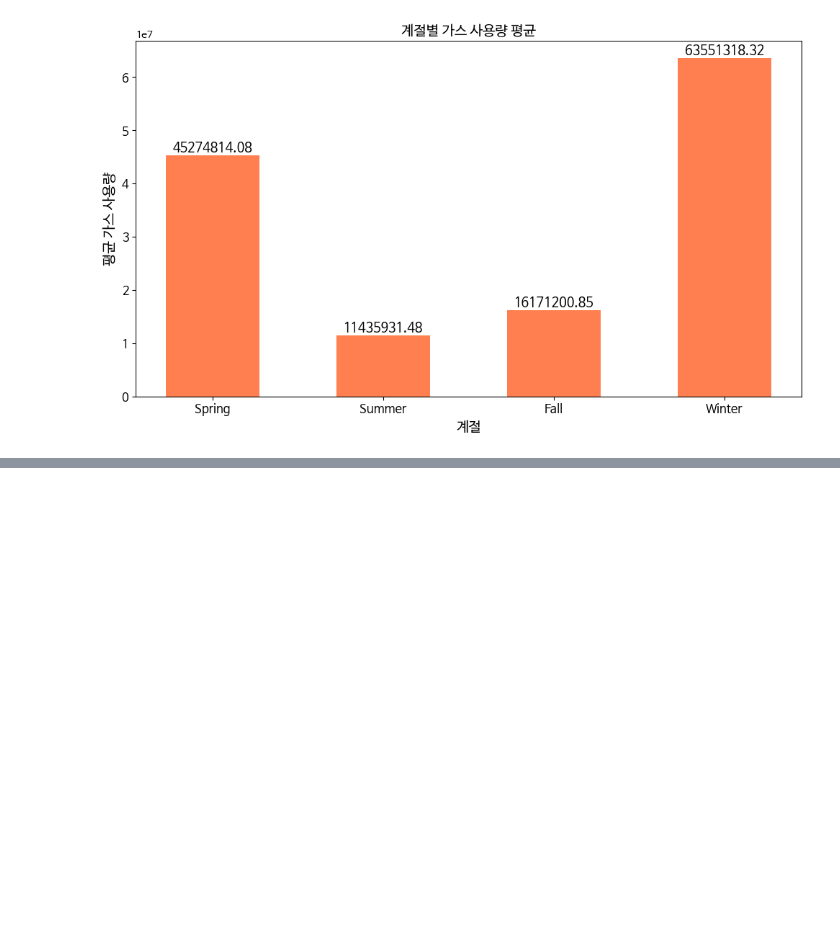
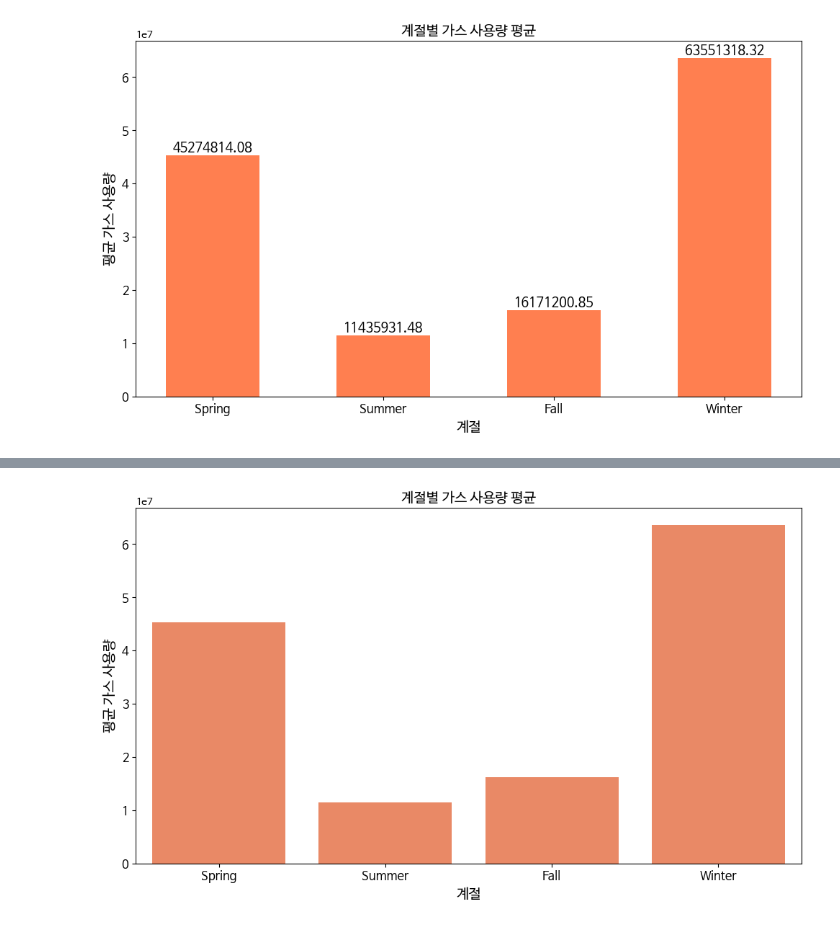
Before and after one commit to imksp/Data-Analysis-with-Open-Source, a Jupyter notebook: exercise.ipynb, the cells around one changed output, grey strips where cells are left out. Saved outputs shown, nothing was run; the diff lists cells and outputs as text; code cells hidden in the pictures; blank space fills up the shorter version.

```diff
--- a/exercise.ipynb
+++ b/exercise.ipynb
@@ -203,0 +296,28 @@ plt.show()
+# %%
+import seaborn as sns
+import matplotlib.pyplot as plt
+import pandas as pd
+
+# 계절별 평균 가스 사용량 계산
+season_gas = df.groupby('SEASON')['GUS'].mean().reset_index()
+season_gas['GUS'] = season_gas['GUS'].astype(float)
+
+# 계절 순서 정렬
+season_order = ['Spring', 'Summer', 'Fall', 'Winter']
+season_gas = season_gas.set_index('SEASON').loc[season_order].reset_index()
+
+# 시각화
+plt.figure(figsize=(10, 6))
+sns.barplot(data=season_gas, x='SEASON', y='GUS', color='coral')
+
+# 그래프 꾸미기
+plt.title('계절별 가스 사용량 평균', fontsize=14)
+plt.xlabel('계절', fontsize=14)
+plt.ylabel('평균 가스 사용량', fontsize=14)
+plt.xticks(fontsize=12)
+plt.yticks(fontsize=12)
+plt.tight_layout()
+plt.savefig('season_gas_usage_seaborn.png')
+plt.show()
+# %% [output]
+[figure, added]
```
Also changed, not shown: parts of 11 cells of this notebook.
